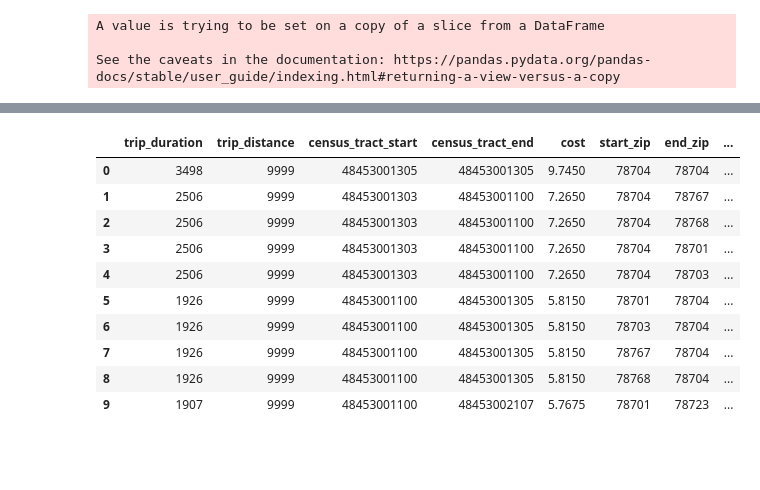
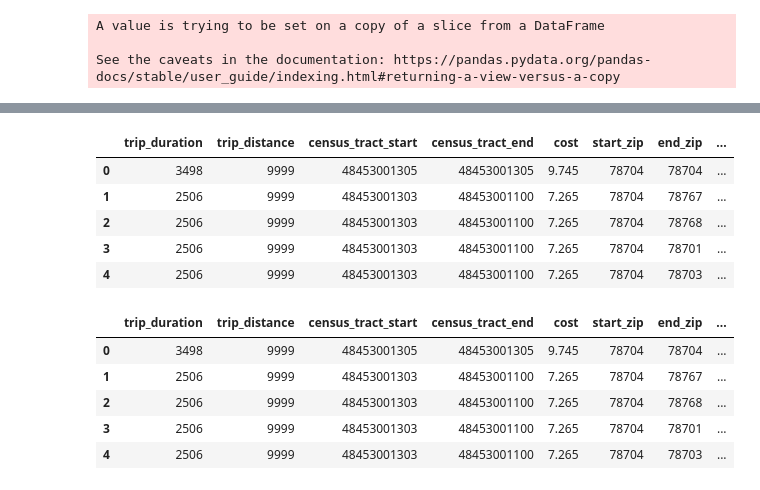
Before and after one commit to JansenKat/scooter-app, a Jupyter notebook: Sql Code_copy.ipynb, the cells around one changed output, grey strips where cells are left out. Cells and saved outputs as stored; diff of their text form; code cells hidden in the pictures; blank space fills up the shorter version.

```diff
--- a/Sql Code_copy.ipynb
+++ b/Sql Code_copy.ipynb
@@ -258,14 +260,19 @@ data_df
 # %%
-pd.read_csv("final_copy.csv")
+data_df = pd.read_csv("final_copy.csv")
-# %% [output]
-|  | trip_duration | trip_distance | census_tract_start | census_tract_end | cost | start_zip | end_zip | ... |
-| 0 | 3498 | 9999 | 48453001305 | 48453001305 | 9.7450 | 78704 | 78704 | ... |
-| 1 | 2506 | 9999 | 48453001303 | 48453001100 | 7.2650 | 78704 | 78767 | ... |
-| 2 | 2506 | 9999 | 48453001303 | 48453001100 | 7.2650 | 78704 | 78768 | ... |
-| 3 | 2506 | 9999 | 48453001303 | 48453001100 | 7.2650 | 78704 | 78701 | ... |
-| 4 | 2506 | 9999 | 48453001303 | 48453001100 | 7.2650 | 78704 | 78703 | ... |
-| 5 | 1926 | 9999 | 48453001100 | 48453001305 | 5.8150 | 78701 | 78704 | ... |
-| 6 | 1926 | 9999 | 48453001100 | 48453001305 | 5.8150 | 78703 | 78704 | ... |
-| 7 | 1926 | 9999 | 48453001100 | 48453001305 | 5.8150 | 78767 | 78704 | ... |
-| 8 | 1926 | 9999 | 48453001100 | 48453001305 | 5.8150 | 78768 | 78704 | ... |
-| 9 | 1907 | 9999 | 48453001100 | 48453002107 | 5.7675 | 78701 | 78723 | ... |
+# %%
+data_df["starting cordinates"] = data_df["starting cordinates"].str.replace(',','')
+data_df["starting cordinates"] = data_df["starting cordinates"].str.replace('(','')
+data_df["starting cordinates"] = data_df["starting cordinates"].str.replace(')','')
+
+
+
+data_df[['startLat','startLon']] = data_df["starting cordinates"].str.split(expand=True)
+
+data_df.head()
+# %% [output]
+|  | trip_duration | trip_distance | census_tract_start | census_tract_end | cost | start_zip | end_zip | ... |
+| 0 | 3498 | 9999 | 48453001305 | 48453001305 | 9.745 | 78704 | 78704 | ... |
+| 1 | 2506 | 9999 | 48453001303 | 48453001100 | 7.265 | 78704 | 78767 | ... |
+| 2 | 2506 | 9999 | 48453001303 | 48453001100 | 7.265 | 78704 | 78768 | ... |
+| 3 | 2506 | 9999 | 48453001303 | 48453001100 | 7.265 | 78704 | 78701 | ... |
+| 4 | 2506 | 9999 | 48453001303 | 48453001100 | 7.265 | 78704 | 78703 | ... |
@@ -271,0 +284,9 @@ pd.read_csv("final_copy.csv")
+# %%
+data_df.head()
+# %% [output]
+|  | trip_duration | trip_distance | census_tract_start | census_tract_end | cost | start_zip | end_zip | ... |
+| 0 | 3498 | 9999 | 48453001305 | 48453001305 | 9.745 | 78704 | 78704 | ... |
+| 1 | 2506 | 9999 | 48453001303 | 48453001100 | 7.265 | 78704 | 78767 | ... |
+| 2 | 2506 | 9999 | 48453001303 | 48453001100 | 7.265 | 78704 | 78768 | ... |
+| 3 | 2506 | 9999 | 48453001303 | 48453001100 | 7.265 | 78704 | 78701 | ... |
+| 4 | 2506 | 9999 | 48453001303 | 48453001100 | 7.265 | 78704 | 78703 | ... |
```
Also changed, not shown: parts of 5 cells of this notebook, 2 other files.
